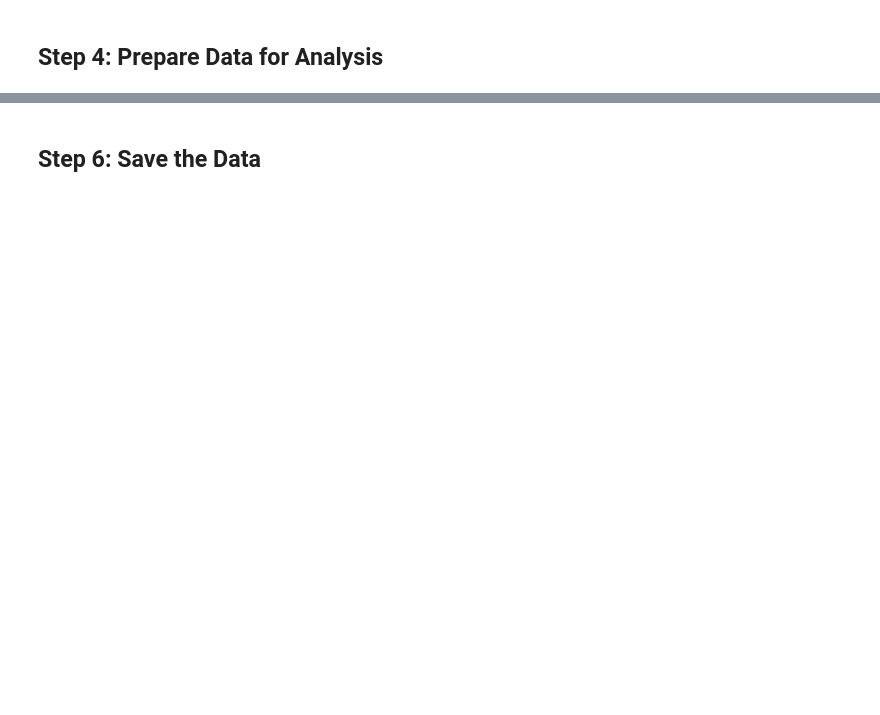
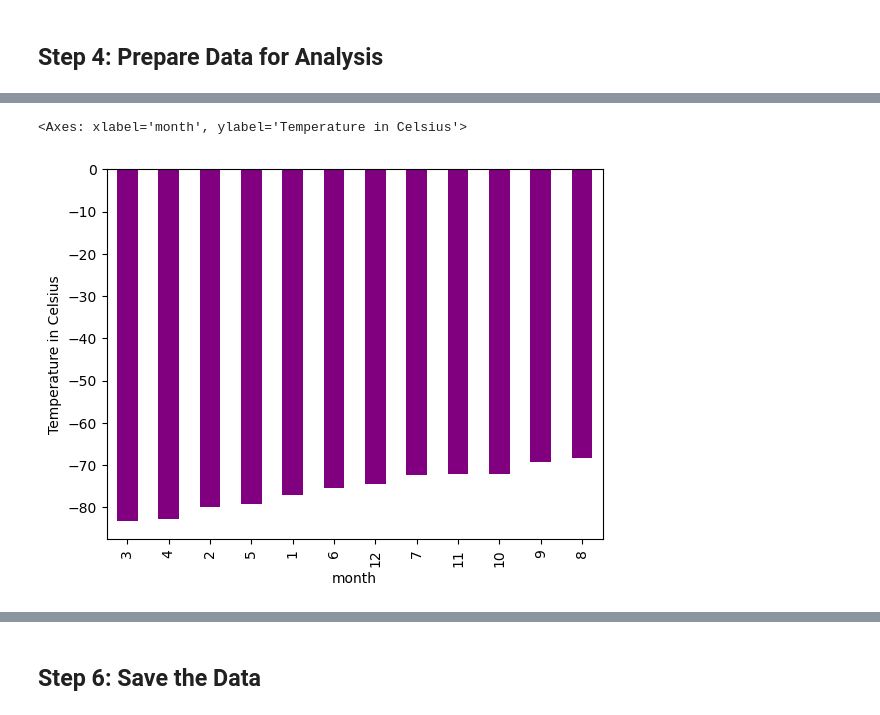
Before and after one commit to martabaker/ds_module_11_data_collection, a Jupyter notebook: Starter_Code/Mars Website.ipynb, the cells around one changed output, grey strips where cells are left out. Drawn from its saved outputs; the diff is of its cells as text; code cells hidden in the pictures; blank space fills up the shorter version.

```diff
--- a/Starter_Code/Mars Website.ipynb
+++ b/Starter_Code/Mars Website.ipynb
@@ -72,4 +191,8 @@ Write-up:
 # %%
 # Identify the coldest and hottest months in Curiosity's location - Just need to sort by Temperature and then replot the graph
+avg_min_temp.sort_values().plot(kind='bar', ylabel='Temperature in Celsius', color='purple')
+# %% [output]
+<Axes: xlabel='month', ylabel='Temperature in Celsius'>
+[figure, added]
 # %%
 # Average Pressure by Martian month
```
Also changed, not shown: parts of 15 cells of this notebook, 1 other file.
